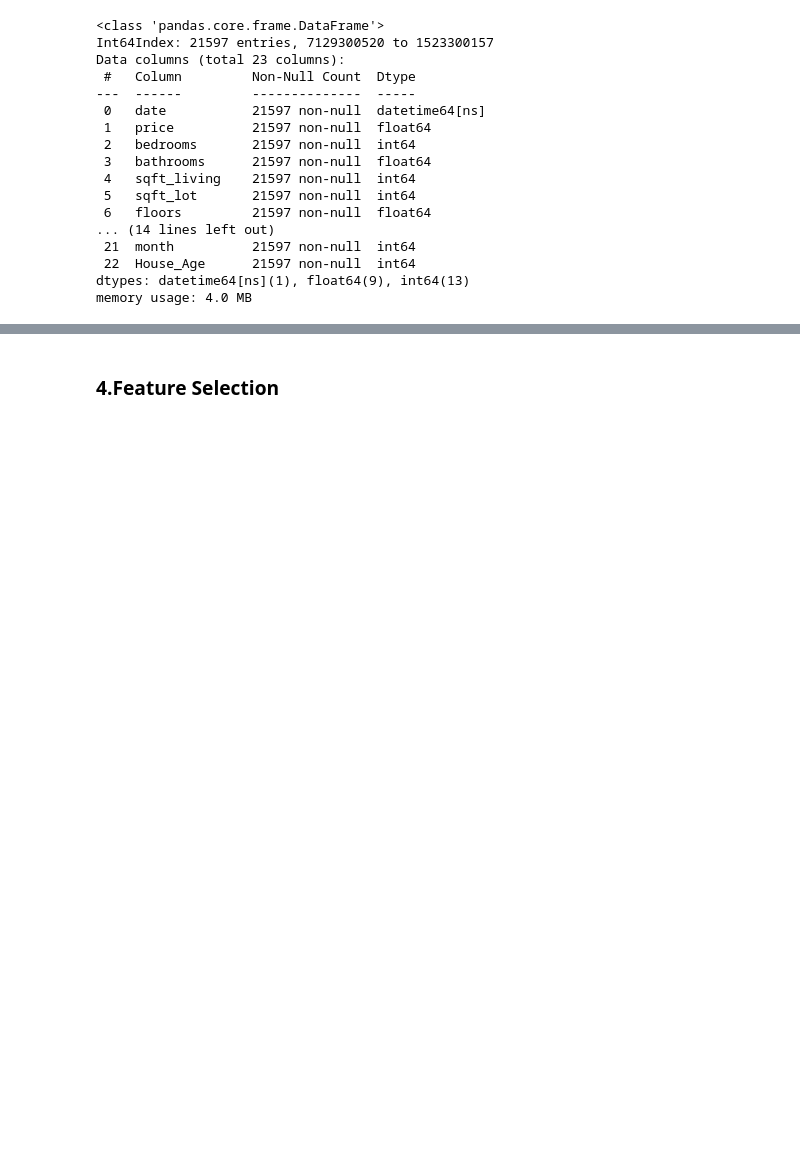
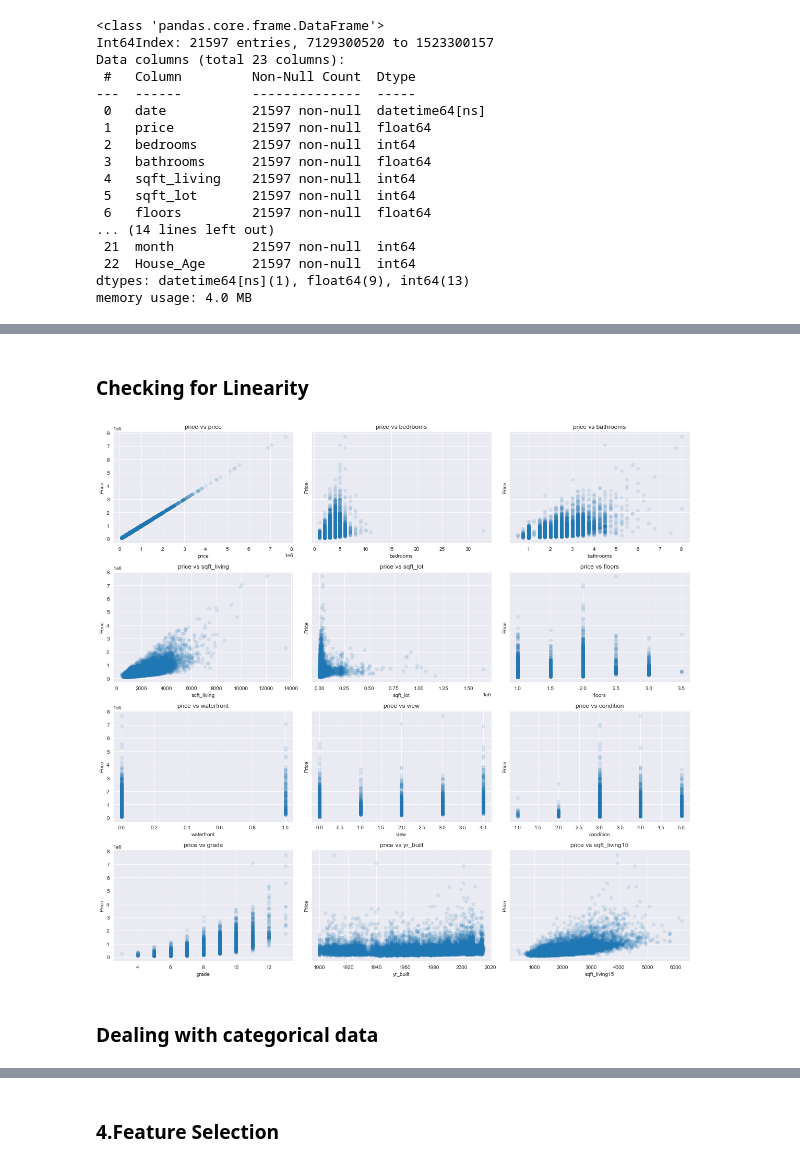
Before and after one commit to oscar066/Modelling_House_Sales, a Jupyter notebook: index.ipynb, the cells around one changed output, grey strips where cells are left out. Cells and saved outputs as stored; diff of their text form; code cells hidden in the pictures; blank space fills up the shorter version.

```diff
--- a/index.ipynb
+++ b/index.ipynb
@@ -722,0 +730,16 @@ Name: floors, Length: 21597, dtype: float64
+# %% [markdown]
+### Checking for Linearity
+# %%
+fig, axes = plt.subplots(nrows=4, ncols=3, figsize=(16,15), sharey=True)
+
+for ax, column in zip(axes.flatten(),df.columns):
+    ax.scatter(df[column], df['price'] , label=column, alpha=.1)
+    ax.set_title(f'price vs {column}')
+    ax.set_xlabel(column)
+    ax.set_ylabel('Price')
+
+fig.tight_layout()
+# %% [output]
+[figure, added]
+# %% [markdown]
+### Dealing with categorical data
```
Also changed, not shown: parts of 85 cells of this notebook, 7 other files.
